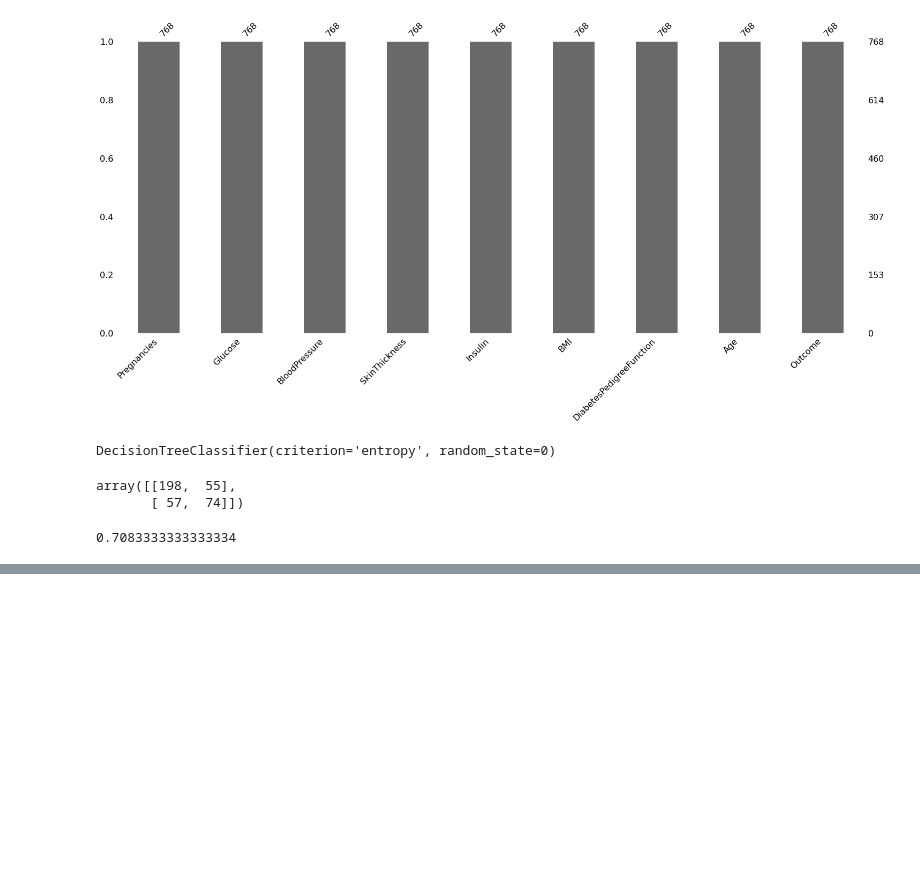
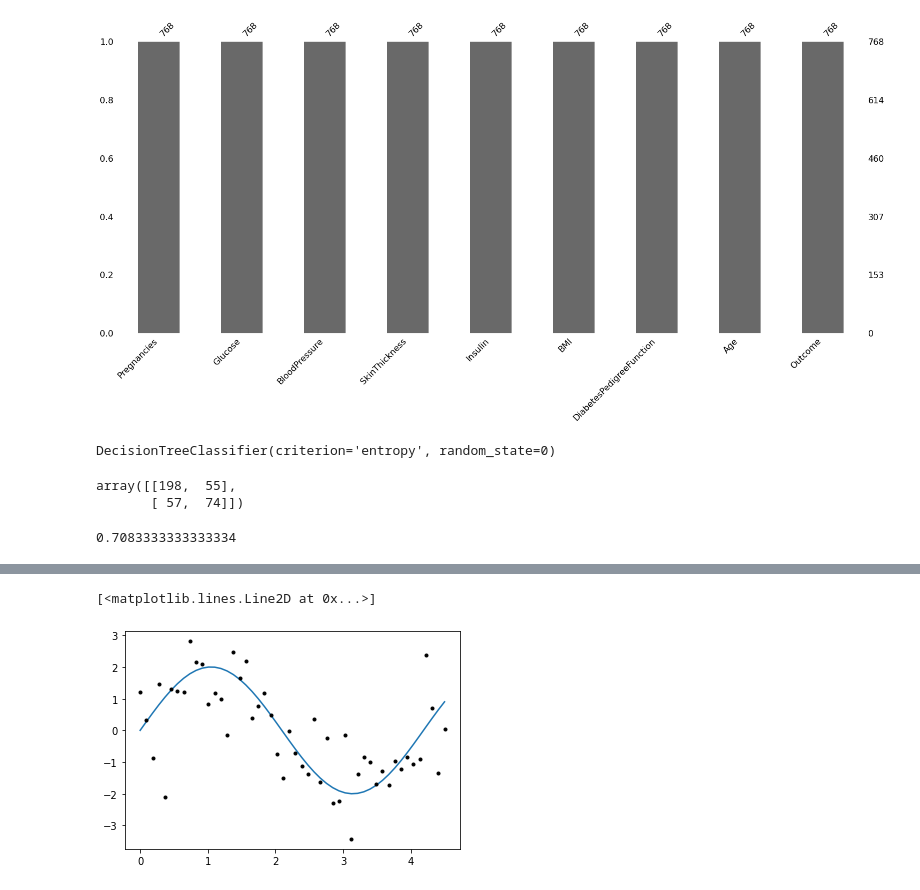
Before and after one commit to karthikaijothi/Decision-tree-2, a Jupyter notebook: Decision_tree_ML.ipynb, the cells around one changed output, grey strips where cells are left out. Cells and saved outputs as stored; diff of their text form; code cells hidden in the pictures; blank space fills up the shorter version.

```diff
--- a/Decision_tree_ML.ipynb
+++ b/Decision_tree_ML.ipynb
@@ -5,7 +5,7 @@
 import pandas as pd
 import seaborn as sns
 # %%
-df = pd.read_csv("/content/diabetes (1).csv")
+df = pd.read_csv("/content/insulin resistant .csv")
 # %%
 df.head()
 # %% [output]
@@ -200,3 +200,31 @@ accuracy_score(Y_test,Y_pred)
 graphviz.Source(export_graphviz(clf,feature_names = X.columns,filled = True))
 # %% [output]
 [drawing not drawn]
+# %%
+import numpy as np
+import pylab as pl
+
+def f(size):
+    '''
+    Returns a sample with 'size' instances without noise.
+    '''
+    x = np.linspace(0, 4.5, size)
+    y = 2 * np.sin(x * 1.5)
+    return (x,y)
+
+def sample(size):
+    '''
+    Returns a sample with 'size' instances.
+    '''
+    x = np.linspace(0, 4.5, size)
+    y = 2 * np.sin(x * 1.5) + pl.randn(x.size)
+    return (x,y)
+
+pl.clf()
+f_x, f_y = f(50)
+pl.plot(f_x, f_y)
+x, y = sample(50)
+pl.plot(x, y, 'k.')
+# %% [output]
+[<matplotlib.lines.Line2D at 0x...>]
+[figure, added]
```
Also changed, not shown: parts of 2 cells of this notebook.
